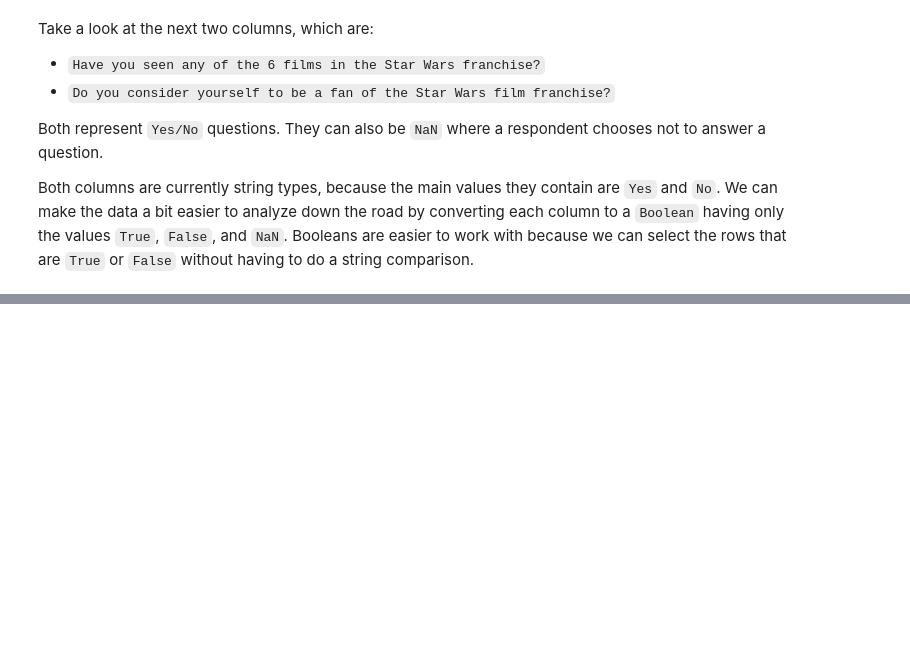
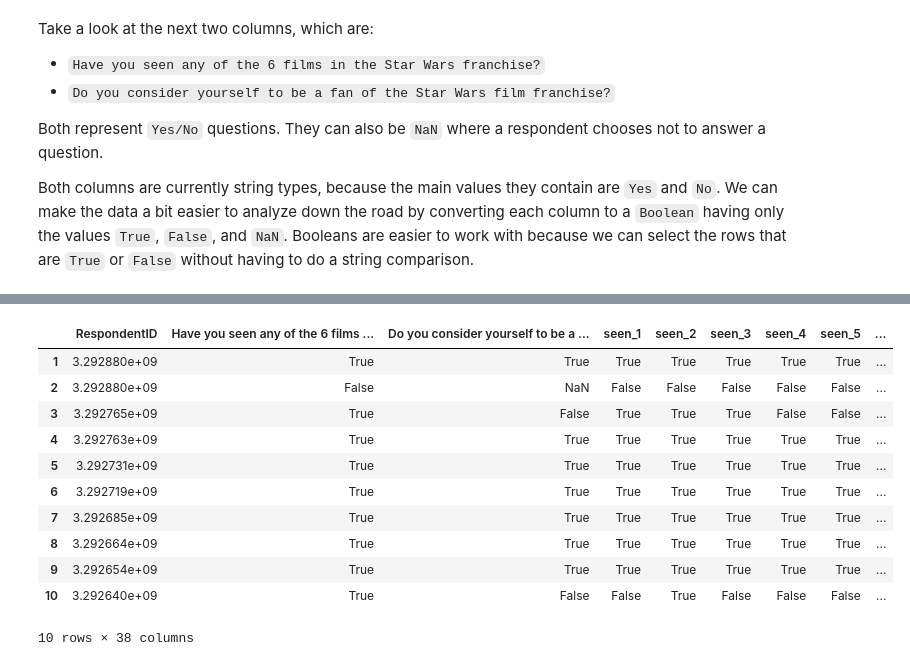
Before and after one commit to lucabro81/dataquest-projects, a Jupyter notebook: star_wars_survey/star_wars_survey.ipynb, the cells around one changed output, grey strips where cells are left out. Drawn from its saved outputs; the diff is of its cells as text; code cells hidden in the pictures; blank space fills up the shorter version.

```diff
--- a/star_wars_survey/star_wars_survey.ipynb
+++ b/star_wars_survey/star_wars_survey.ipynb
@@ -138,0 +193,25 @@ star_wars.head(10)
+# %%
+star_wars[star_wars.columns[9:15]] = star_wars[star_wars.columns[9:15]].astype(float)
+star_wars.rename(columns={
+    'Please rank the Star Wars films in order of preference with 1 being your favorite film in the franchise and 6 being your least favorite film.': 'ranking_1',
+    'Unnamed: 10': 'ranking_2',
+    'Unnamed: 11': 'ranking_3',
+    'Unnamed: 12': 'ranking_4',
+    'Unnamed: 13': 'ranking_5',
+    'Unnamed: 14': 'ranking_6',
+}, inplace=True)
+# %%
+star_wars.head(10)
+# %% [output]
+|  | RespondentID | Have you seen any of the 6 films ... | Do you consider yourself to be a ... | seen_1 | seen_2 | seen_3 | seen_4 | seen_5 | ... |
+| 1 | 3.292880e+09 | True | True | True | True | True | True | True | ... |
+| 2 | 3.292880e+09 | False | NaN | False | False | False | False | False | ... |
+| 3 | 3.292765e+09 | True | False | True | True | True | False | False | ... |
+| 4 | 3.292763e+09 | True | True | True | True | True | True | True | ... |
+| 5 | 3.292731e+09 | True | True | True | True | True | True | True | ... |
+| 6 | 3.292719e+09 | True | True | True | True | True | True | True | ... |
+| 7 | 3.292685e+09 | True | True | True | True | True | True | True | ... |
+| 8 | 3.292664e+09 | True | True | True | True | True | True | True | ... |
+| 9 | 3.292654e+09 | True | True | True | True | True | True | True | ... |
+| 10 | 3.292640e+09 | True | False | False | True | False | False | False | ... |
+10 rows × 38 columns
```
Also changed, not shown: parts of 10 cells of this notebook.
